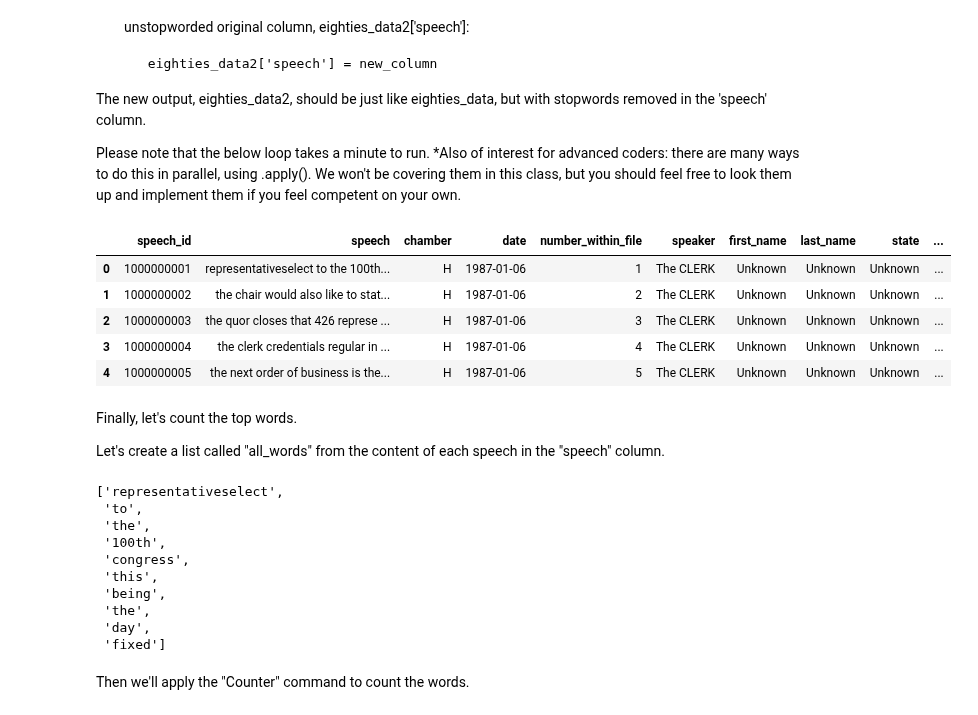
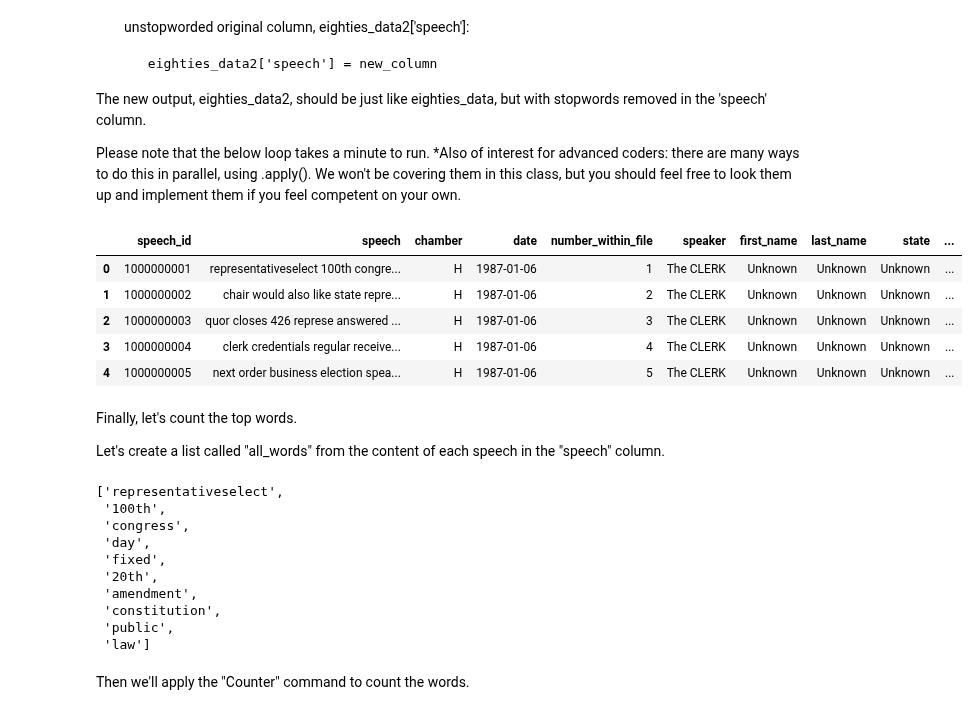
Before and after one commit to stephbuon/digital-history, a Jupyter notebook: hist3368-week5-group-by/hist3368-week5-group-by.ipynb, the cells around one changed output. Drawn from its saved outputs; the diff is of its cells as text; code cells hidden in the pictures.

```diff
--- a/hist3368-week5-group-by/hist3368-week5-group-by.ipynb
+++ b/hist3368-week5-group-by/hist3368-week5-group-by.ipynb
@@ -862,34 +858,34 @@ Please note that the below loop takes a minute to run.  *Also of interest for ad
 # %%
 #eighties_data2 = eighties_data.copy()
 
 #new_column = []
 
 #for speech in eighties_data2['speech']:
 #    speech1 = speech.split()
 #    speech2 = []
 #    for word in speech1:
 #        if word not in stop:
 #            speech2.append(word)
 #    speech3 = ' '.join(speech2)
 #    new_column.append(speech3)
 
 #new_column
 
 #eighties_data2['speech'] = new_column
 
 
 pat = r'\b(?:{})\b'.format('|'.join(stop))
 
-eighties_data2['speech_without_stopwords'] = eighties_data2['speech'].str.replace(pat, '')
+eighties_data2['speech'] = eighties_data2['speech'].str.replace(pat, '')
 
 eighties_data2.head()
 # %% [output]
 |  | speech_id | speech | chamber | date | number_within_file | speaker | first_name | last_name | state | ... |
-| 0 | 1000000001 | representativeselect to the 100th... | H | 1987-01-06 | 1 | The CLERK | Unknown | Unknown | Unknown | ... |
-| 1 | 1000000002 | the chair would also like to stat... | H | 1987-01-06 | 2 | The CLERK | Unknown | Unknown | Unknown | ... |
-| 2 | 1000000003 | the quor closes that 426 represe ... | H | 1987-01-06 | 3 | The CLERK | Unknown | Unknown | Unknown | ... |
-| 3 | 1000000004 | the clerk credentials regular in ... | H | 1987-01-06 | 4 | The CLERK | Unknown | Unknown | Unknown | ... |
-| 4 | 1000000005 | the next order of business is the... | H | 1987-01-06 | 5 | The CLERK | Unknown | Unknown | Unknown | ... |
+| 0 | 1000000001 | representativeselect 100th congre... | H | 1987-01-06 | 1 | The CLERK | Unknown | Unknown | Unknown | ... |
+| 1 | 1000000002 | chair would also like state repre... | H | 1987-01-06 | 2 | The CLERK | Unknown | Unknown | Unknown | ... |
+| 2 | 1000000003 | quor closes 426 represe answered ... | H | 1987-01-06 | 3 | The CLERK | Unknown | Unknown | Unknown | ... |
+| 3 | 1000000004 | clerk credentials regular receive... | H | 1987-01-06 | 4 | The CLERK | Unknown | Unknown | Unknown | ... |
+| 4 | 1000000005 | next order business election spea... | H | 1987-01-06 | 5 | The CLERK | Unknown | Unknown | Unknown | ... |
 # %% [markdown]
 Finally, let's count the top words.
 
@@ -905,15 +901,15 @@ for speech in eighties_data2['speech']:
 eighties_words[:10]
 # %% [output]
 ['representativeselect',
- 'to',
- 'the',
  '100th',
  'congress',
- 'this',
- 'being',
- 'the',
  'day',
- 'fixed']
+ 'fixed',
+ '20th',
+ 'amendment',
+ 'constitution',
+ 'public',
+ 'law']
 # %% [markdown]
 Then we'll apply the "Counter" command to count the words.
 # %%
```
Also changed, not shown: parts of 19 cells of this notebook.
